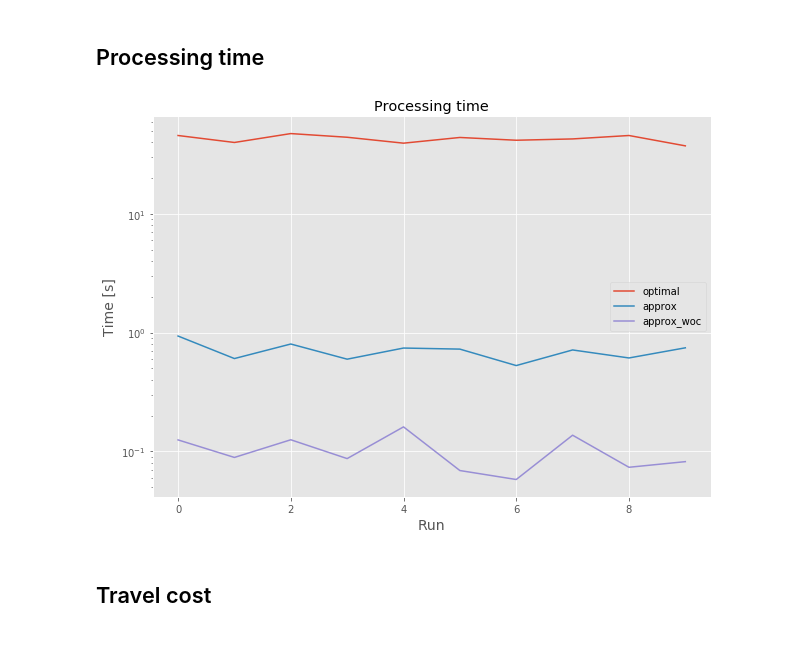
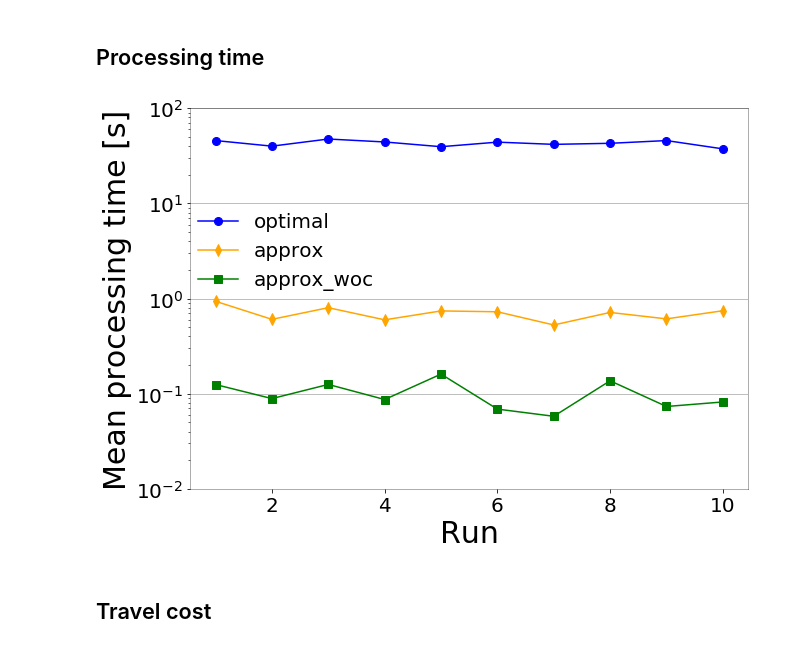
Before and after one commit to hsgser/ABRSWC, a Jupyter notebook: Evaluate_methods.ipynb, the cells around one changed output. Saved outputs shown, nothing was run; the diff lists cells and outputs as text; code cells hidden in the pictures.

Commit message:
Modified figures in experiments

```diff
--- a/Evaluate_methods.ipynb
+++ b/Evaluate_methods.ipynb
@@ -8,8 +8,6 @@ import pandas as pd
 import matplotlib.pyplot as plt
 import os
 from utils import *
-
-plt.style.use('ggplot')
 # %% [markdown]
 # Parameters
 # %%
@@ -18,6 +16,7 @@ exp_name = 'compare_methods'
 time_path = 'data/time/compare_methods_2020_12_3_18_38_42.npy'
 cost_path = 'data/cost/compare_methods_2020_12_3_18_38_42.npy'
 methods = ['greedy', 'optimal', 'approx', 'approx_woc']
+sizes = np.arange(1, 11)
 repeats = 10
 # %% [markdown]
 # Load data
@@ -167,19 +166,15 @@ dtype: float64
 # Plots
 # %% [markdown]
 ## Processing time
-# %%
-plt.figure(figsize=(10, 7))
-plt.plot(df_time['optimal'], label='optimal')
-plt.plot(df_time['approx'], label='approx')
-plt.plot(df_time['approx_woc'], label='approx_woc')
-plt.yscale('log')
-plt.xlabel('Run', fontsize=14)
-plt.ylabel('Time [s]', fontsize=14)
-plt.title('Processing time')
-plt.legend()
-plt.savefig(os.path.join(fig_dir, f'{exp_name}_proc_time.png'))
-plt.show()
-# %% [output]
-[figure, removed]
+# %%
+plot_proc_time(
+    df_time,
+    sizes,
+    exp_name,
+    ylim=(10**-2, 10**2),
+    plot_optimal=True
+)
+# %% [output]
+[figure, added]
 # %% [markdown]
 ## Travel cost
```
Also changed, not shown: parts of 7 cells of this notebook, 5 other files.
